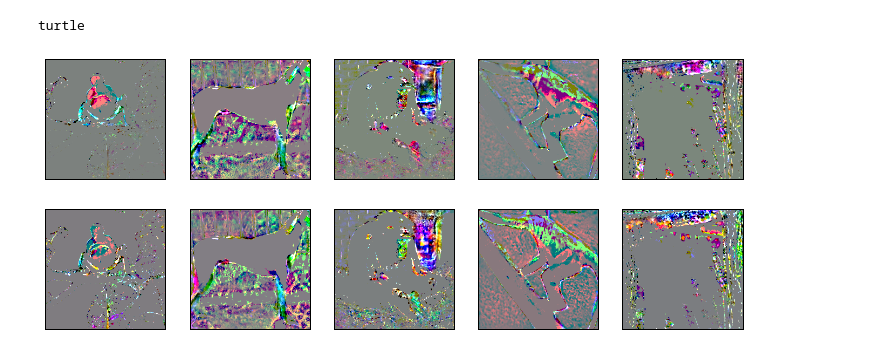
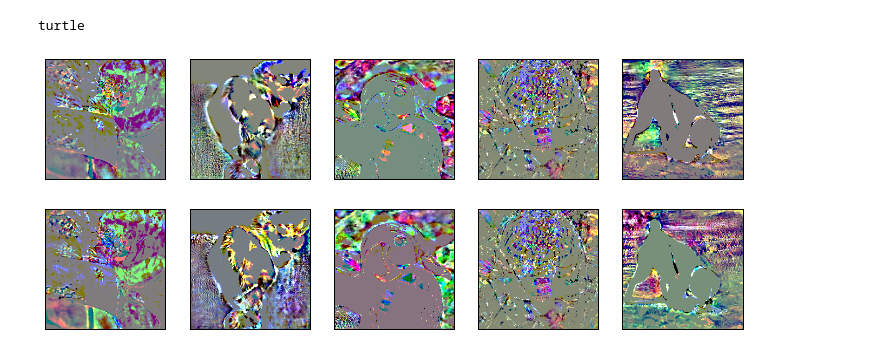
Before and after one commit to ShibaniSanturkar/IAP_InterpretabilityClass, a Jupyter notebook: gradients.ipynb, the cells around one changed output. Drawn from its saved outputs; the diff is of its cells as text; code cells hidden in the pictures.

```diff
--- a/gradients.ipynb
+++ b/gradients.ipynb
@@ -65,11 +65,10 @@ if False: # Use only if dataloader is complete imagenet
             total += len(targ)
             it.set_description(f"Accuracy: {100 * correct_cnt/total:.2f}%")
 # %%
-def class_loss_wrapper(targ_class, maximize=1):
+def class_loss_wrapper(targ_class):
 
     def class_loss(op, targ):
-        loss = maximize * ch.mean(op[:, targ_class])
-        print(loss)
+        loss = ch.nn.CrossEntropyLoss()(op, targ_class * ch.ones_like(targ))
         return loss
 
     return class_loss
@@ -84,12 +83,12 @@ def get_gradient(mod, im, targ, custom_loss=None):
     op = forward_pass(mod, x)
     loss = loss_fn(op, targ.cuda())
     grad, = ch.autograd.grad(loss, [x])
-    return grad
+    return grad.clone()
 
 def vis_tensor(t):
     mt = ch.mean(t, dim=[2, 3], keepdim=True).expand_as(t)
     st = ch.std(t, dim=[2, 3], keepdim=True).expand_as(t)
-    return ch.clamp((t - mt) / (4 * st) + 0.5, 0, 1)
+    return ch.clamp((t - mt) / (3 * st) + 0.5, 0, 1)
 
 def smooth_grad(mod, im, targ, Nsamples, stdev, custom_loss=None):
     total_gradients = 0
@@ -150,12 +149,12 @@ grad_class = get_gradient(robust_model, img, targ, custom_loss=class_loss)
 # %% [output]
 turtle
 # %%
-show_image_row([vis_tensor(grad)])
+show_image_row([vis_tensor(grad_loss)])
 # %% [output]
-[figure, old version]
+[figure, new version]
 # %%
 show_image_row([vis_tensor(grad_class)])
 # %% [output]
-[figure, old version]
+[figure, new version]
 # %%
 def take_gradient_steps(mod, im, targ, step_size, Nsteps,
```
Also changed, not shown: parts of 7 cells of this notebook.
